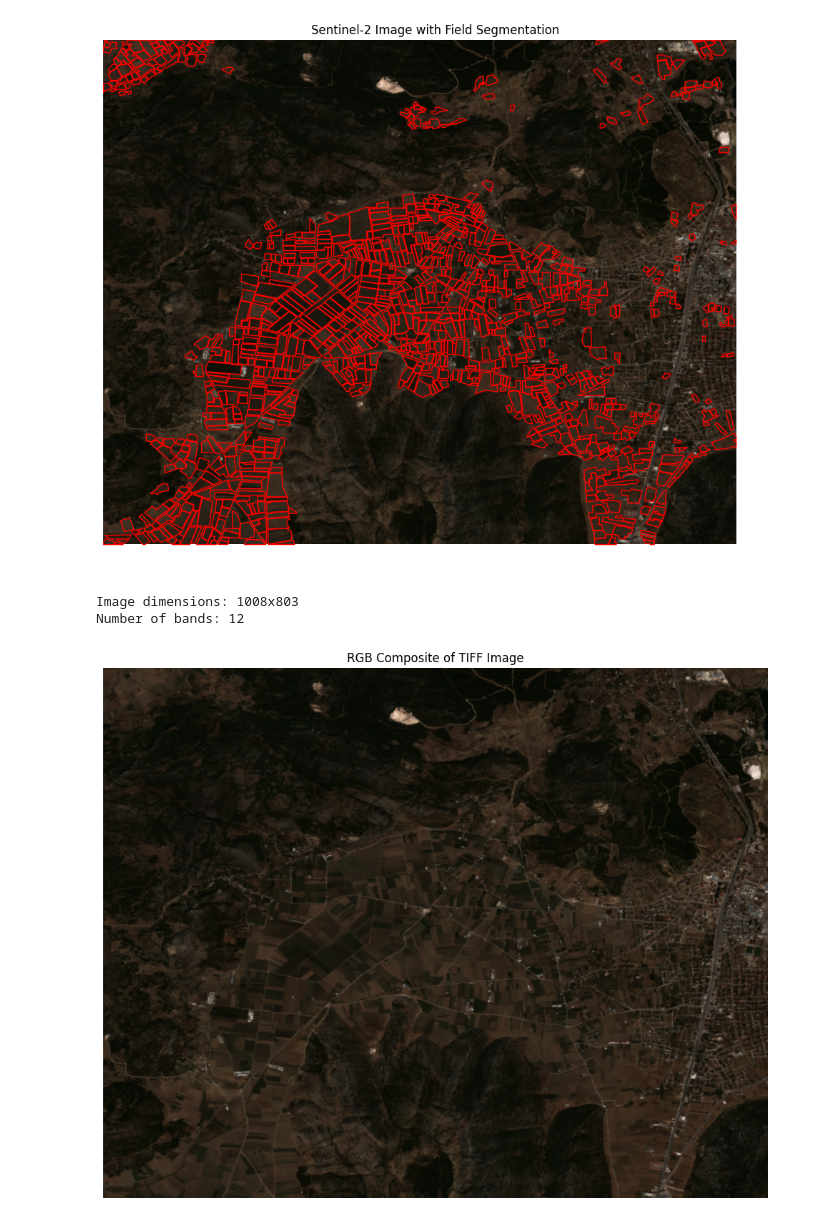
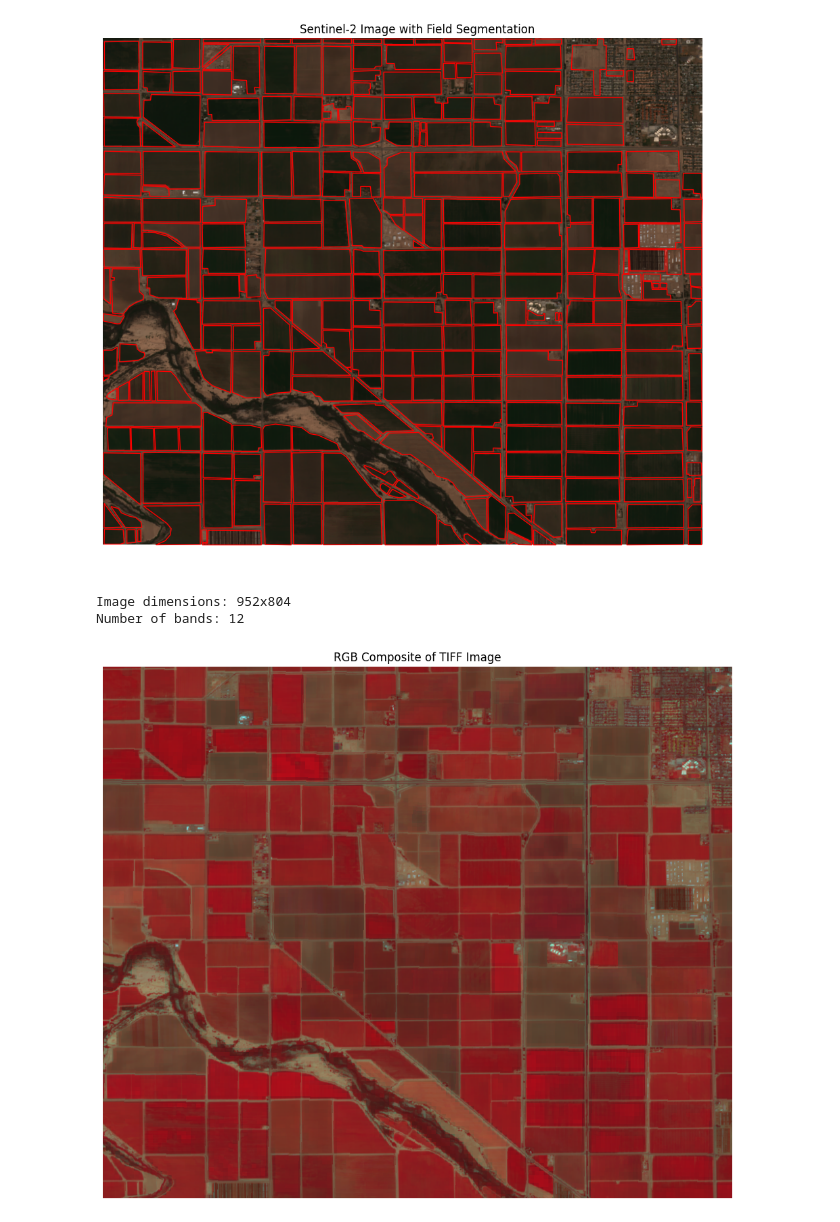
Before and after one commit to Mihael283/field_area_segmentation, a Jupyter notebook: helper.ipynb, the cells around one changed output. Cells and saved outputs as stored; diff of their text form; code cells hidden in the pictures.

```diff
--- a/helper.ipynb
+++ b/helper.ipynb
@@ -26,35 +26,35 @@ def visualize_dataset(image_path, annotation_path):
     # Load annotations
     annotations = load_annotations(annotation_path)
 
     # Find the correct image annotations
     image_name = image_path.split('/')[-1]
     image_annotations = next(img for img in annotations['images'] if img['file_name'] == image_name)
 
     # Create polygons from the annotations
     polygons = [create_polygon(ann['segmentation']) for ann in image_annotations['annotations']]
     gdf = gpd.GeoDataFrame(geometry=polygons)
 
     # Visualize
     fig, ax = plt.subplots(figsize=(12, 12))
 
     # Display the satellite image (using RGB bands)
     rgb_bands = [3, 2, 1]  # Assuming B4=Red, B3=Green, B2=Blue
     rgb_image = np.dstack([image[i] for i in rgb_bands])
     rgb_image = (rgb_image / rgb_image.max() * 255).astype(np.uint8)
     ax.imshow(rgb_image)
 
     # Plot the polygons
     gdf.plot(ax=ax, facecolor='none', edgecolor='red')
 
     plt.title('Sentinel-2 Image with Field Segmentation')
     plt.axis('off')
     plt.show()
 
 
 
-visualize_dataset('train_images/images/train_1.tif', 'train_annotation.json')
+visualize_dataset('train_images/images/train_3.tif', 'train_annotation.json')
 # %% [output]
-[figure, old version]
+[figure, new version]
 # %%
 import rasterio
 import matplotlib.pyplot as plt
@@ -74,7 +74,7 @@ def display_tiff(image_path):
         # If the image has more than 3 bands, we'll use the first three for RGB display
         if bands >= 3:
             # Assuming the first three bands correspond to RGB
-            rgb_bands = [3,2,1]  # Remember, rasterio uses 1-based indexing, but numpy uses 0-based
+            rgb_bands = [9,3,2]  # Remember, rasterio uses 1-based indexing, but numpy uses 0-based
             rgb_image = np.dstack([image[i] for i in rgb_bands])
 
             # Normalize the data to 0-255 for display
@@ -93,8 +93,8 @@ def display_tiff(image_path):
             plt.title('First Band of TIFF Image (Grayscale)')
             plt.show()
 
-display_tiff('train_images/images/train_2.tif')
+display_tiff('train_images/images/train_3.tif')
 # %% [output]
-Image dimensions: 1008x803
+Image dimensions: 952x804
 Number of bands: 12
-[figure, old version]
+[figure, new version]
```
Also changed, not shown: parts of 1 cell of this notebook, 4 other files.
